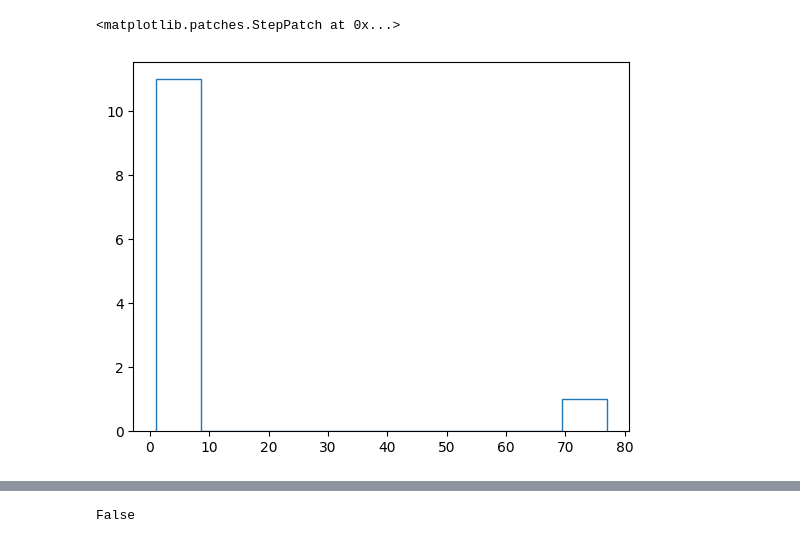
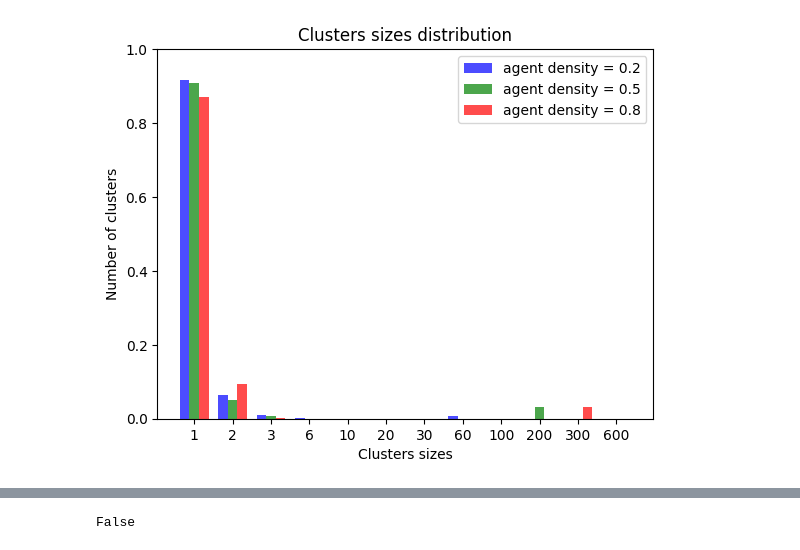
Before and after one commit to AlantheBenign/Critical-mass-model-for-social-dynamic, a Jupyter notebook: Projeto/Untitled.ipynb, the cells around one changed output, grey strips where cells are left out. Drawn from its saved outputs; the diff is of its cells as text; code cells hidden in the pictures.

```diff
--- a/Projeto/Untitled.ipynb
+++ b/Projeto/Untitled.ipynb
@@ -4,5 +12,64 @@ import matplotlib.pyplot as plt
 # %%
-x = [1,1,1,1,2,3,4,5,5,6,7,77]
+import numpy as np
+import matplotlib.pyplot as plt
+import ast
+
+# Função para converter os dados de string para uma lista de números
+def parse_data(data):
+    return ast.literal_eval(data)
+
+# Dados para três simulações diferentes
+with open('data(0.2,0.8).txt', 'r') as file1:
+    data1 = parse_data(file1.read())
+
+with open('data(0.5,0.8).txt', 'r') as file2:
+    data2 = parse_data(file2.read())
+
+with open('data(0.8,0.8).txt', 'r') as file3:
+    data3 = parse_data(file3.read())
+
+# Limites dos bins fornecidos
+bins_proposta = [1, 2, 3, 6, 10, 20, 30, 60, 100, 200, 300, 600, 1000]
+
+# Calculando os pontos no eixo x
+x_positions = np.arange(len(bins_proposta))
+
+# Criando o plot vazio
+fig, ax = plt.subplots()
+
+# Adicionando os pontos destacados no eixo x
+ax.set_xticks(x_positions)
+ax.set_ylim(0, 1)
+
+# Modificando os rótulos do eixo x para corresponder aos limites dos bins
+ax.set_xticklabels(bins_proposta)
+
+# Adicionando título ao eixo x
+plt.xlabel('Cluster Sizes')
+
+# Calculando os histogramas manualmente
+hist_values1, _ = np.histogram(data1, bins=bins_proposta)
+hist_values2, _ = np.histogram(data2, bins=bins_proposta)
+hist_values3, _ = np.histogram(data3, bins=bins_proposta)
+
+bar_width = 0.25
+x_offset = -bar_width
+
+for hist_values, color in zip([hist_values1, hist_values2, hist_values3], ['blue', 'green', 'red']):
+    denominator = 0
+    for value in hist_values:
+        denominator += value
+
+    mape = {'blue': 2, 'green': 5, 'red': 8}
+    plt.bar(x_positions[:-1] + x_offset, hist_values/denominator, width=bar_width, color=color, alpha=0.7, label = 'agent density = 0.' + str(mape[color]))
+    x_offset += bar_width
+
+plt.title('Clusters sizes distribution')
+plt.xlabel('Clusters sizes')
+plt.ylabel('Number of clusters')
+plt.legend()
+
+# Exibindo o plot
+plt.show()
 # %% [output]
-<matplotlib.patches.StepPatch at 0x...>
-[figure, old version]
+[figure, new version]
```
Also changed, not shown: parts of 3 cells of this notebook, 5 other files.
